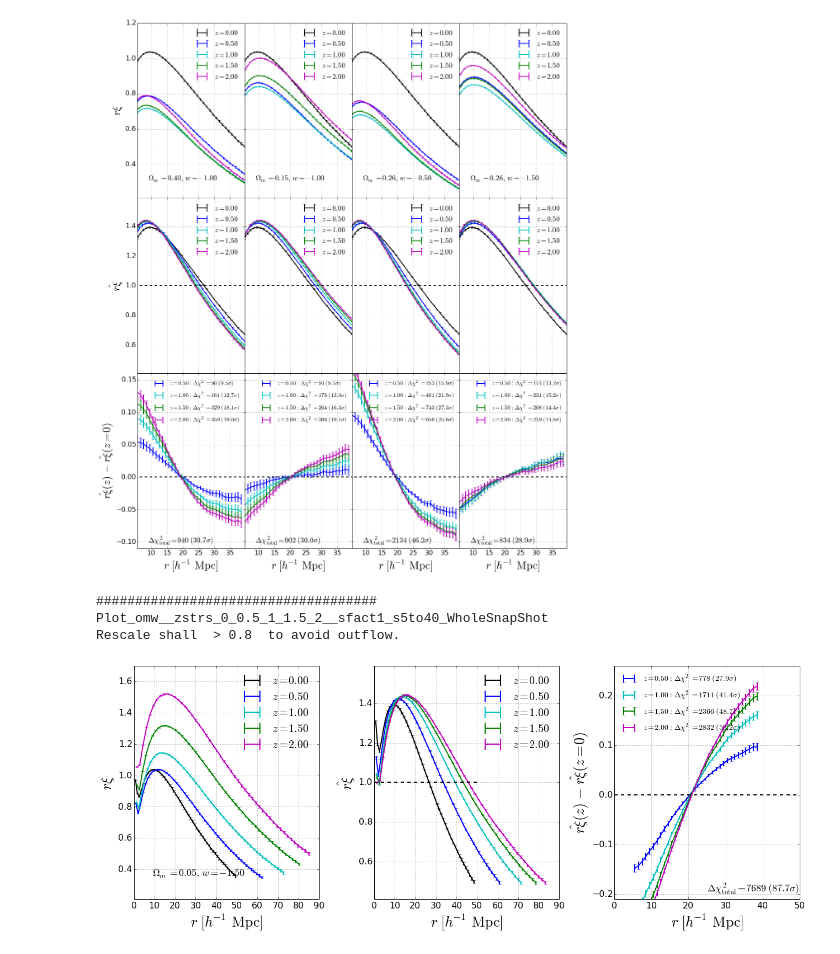
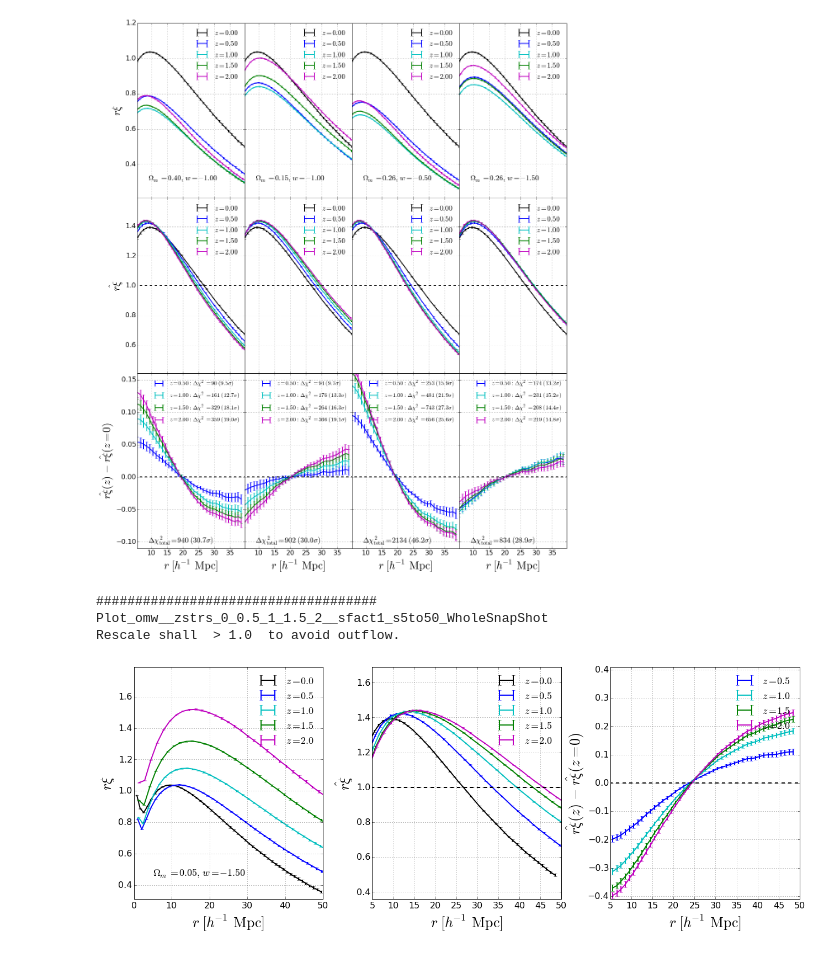
Before and after one commit to xiaodongli1986/LSS_xis, a Jupyter notebook: src/00diffz_cosmoeffect.ipynb, the cells around one changed output. Cells and saved outputs as stored; diff of their text form; code cells hidden in the pictures.

```diff
--- a/src/00diffz_cosmoeffect.ipynb
+++ b/src/00diffz_cosmoeffect.ipynb
@@ -275,11 +273,15 @@ omwlist = [[0.05,-1.5]]
 # %%
+if True:
+    ommin,ommax,numom, wmin,wmax,numw = 0.2,0.31,51,-1.15,-0.85,76
+    omwlist = [[0.05,-1.5]]
+
 do_calc = False
 
 
 fig = plt.figure(figsize=(18,7))
 ax1a, ax2a, ax3b = fig.add_subplot(131), fig.add_subplot(132), fig.add_subplot(133)
 
-for i1i2 in [[6,40]]:
+for i1i2 in [[6,50]]:
  for sfact in [1]:
   for zstrs in [['0', '0.5', '1', '1.5', '2']]:
 
@@ -438,7 +440,7 @@ for i1i2 in [[6,40]]:
                                                          chisq_Y2_uncor,chisq_Y2_corred,
                                                          chisq_Y3_uncor,chisq_Y3_corred,])
                     chisq_Y3_corred_all += chisq_Y3_corred
-                nowlab='$z=%.2f'%float(nowzstr)+'$'
+                nowlab='$z=%.1f'%float(nowzstr)+'$'
                 if iomw >0:
                     ax1a.errorbar(Rmid, Y1, Yer1, label = nowlab, c=PCA2[iz], lw=2)
 
@@ -449,49 +451,51 @@ for i1i2 in [[6,40]]:
                                       #label = 'z='+nowzstr+',rescale=%.2f'%rescale+\
                                       #'\n$\\chi^2=%.2f'%chisq_Y3_uncor+';\\ %.2f'%chisq_Y3_corred+'$',
                                       #label = nowlab+' $,\\ \\Delta \\chi^2\\ =\\ %5.1f'%(chisq_Y3_corred)+'$',
-                                      label = nowlab+'$:\\ \\Delta \\chi^2='+str(int(chisq_Y3_corred))+'\\ (%.1f'%sig+'\\sigma) $',
+                                      #label = nowlab+'$:\\ \\Delta \\chi^2='+str(int(chisq_Y3_corred))+'\\ (%.1f'%sig+'\\sigma) $',
+                                      label = nowlab,
                                       c=PCA2[iz], lw=2)
                 iz += 1
 
             if iomw == 0:
                 continue
 
             ax2a.plot([0,50],[1,1],lw=2,ls='--',c='k')
             ax3b.plot([0,50],[0,0],lw=2,ls='--',c='k')
 
             ## grid, legend, xlim
             for ax in [ax1a,ax2a,ax3b]:
                 ax.grid()
-                ax.legend(loc='upper right',frameon=False,fontsize=20)
-                #ax.set_xlim(i1-1+0.5,i2-0.5)
-            ax3b.legend(loc='upper left',frameon=False,fontsize=14)
+                ax.legend(loc='upper right',frameon=False,fontsize=18)
+                ax.set_xlim(5,50)
+            ax1a.set_xlim(0,50)
+            #ax3b.legend(loc='upper left',frameon=False,fontsize=20)
             #ax1a.legend(loc='upper right')
 
             ## text
             ax1a.text(0.1,0.1,omwtex(om,w), transform=ax1a.transAxes,fontsize=18)
             sig = np.sqrt(chisq_Y3_corred_all)
-            ax3b.text(0.5,0.03,'$\\rm \\Delta \\chi^2_{\\rm total}='+str(int(chisq_Y3_corred_all))+'\\ (%.1f'%sig+'\\sigma) $',
-                      transform=ax3b.transAxes,fontsize=18)
+            #ax3b.text(0.5,0.03,'$\\rm \\Delta \\chi^2_{\\rm total}='+str(int(chisq_Y3_corred_all))+'\\ (%.1f'%sig+'\\sigma) $',
+            #          transform=ax3b.transAxes,fontsize=18)
 
             ### ylabel, yticks
             ax1a.set_ylabel('$r \\xi $', fontsize=26)
             ax2a.set_ylabel('$\\hat {r \\xi}$', fontsize=26)
             ax3b.set_ylabel('$\\hat {r \\xi}(z)\\ -\\ \\hat {r \\xi}(z=0)$', fontsize=26)
 
             ### xlabel, xticks
             for ax in [ax1a,ax2a, ax3b]:
                 ax.set_xlabel('$r\\ [h^{-1}\\rm \\ Mpc]$', fontsize=26)
 
             ## ylim
-            ax1a.set_ylim(0.21,1.7)
-            ax2a.set_ylim(0.41,1.59)
-            ax3b.set_ylim(-0.21,0.26)
+            ax1a.set_ylim(0.31,1.79)
+            ax2a.set_ylim(0.36,1.69)
+            ax3b.set_ylim(-0.41,0.41)
 
-fig.tight_layout()
+fig.tight_layout(w_pad=0)
 fig.savefig('../draft/fig3_b.eps', format='eps')
 plt.show()
 # %% [output]
 ####################################
-Plot_omw__zstrs_0_0.5_1_1.5_2__sfact1_s5to40_WholeSnapShot
-Rescale shall  > 0.8  to avoid outflow.
+Plot_omw__zstrs_0_0.5_1_1.5_2__sfact1_s5to50_WholeSnapShot
+Rescale shall  > 1.0  to avoid outflow.
-[figure, old version]
+[figure, new version]
```
Also changed, not shown: parts of 3 cells of this notebook, 6 other files.
